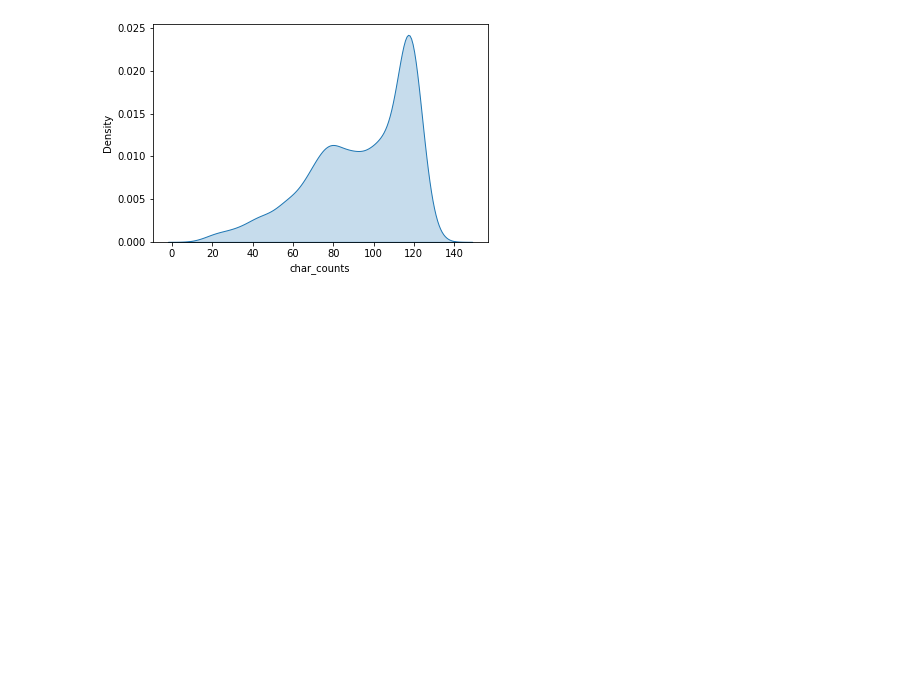
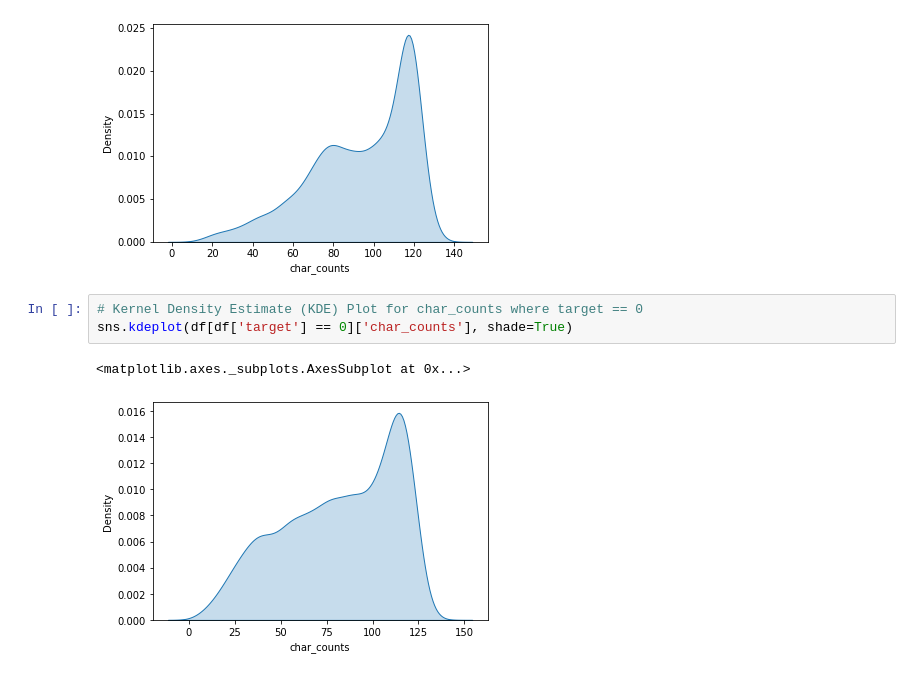
Before and after one commit to data-analytics-professionals/tweet-classification, a Jupyter notebook: tweets.ipynb, the cells around one changed output. Cells and saved outputs as stored; diff of their text form; blank space fills up the shorter version.

Commit message:
Added Kernel Density Estimate (KDE) Plot for char_counts where target == 0

```diff
--- a/tweets.ipynb
+++ b/tweets.ipynb
@@ -99,3 +99,9 @@ sns.kdeplot(df[df['target'] == 1]['char_counts'], shade=True)
 # %% [output]
 <matplotlib.axes._subplots.AxesSubplot at 0x...>
 [figure]
+# %%
+# Kernel Density Estimate (KDE) Plot for char_counts where target == 0
+sns.kdeplot(df[df['target'] == 0]['char_counts'], shade=True)
+# %% [output]
+<matplotlib.axes._subplots.AxesSubplot at 0x...>
+[figure, added]
```
